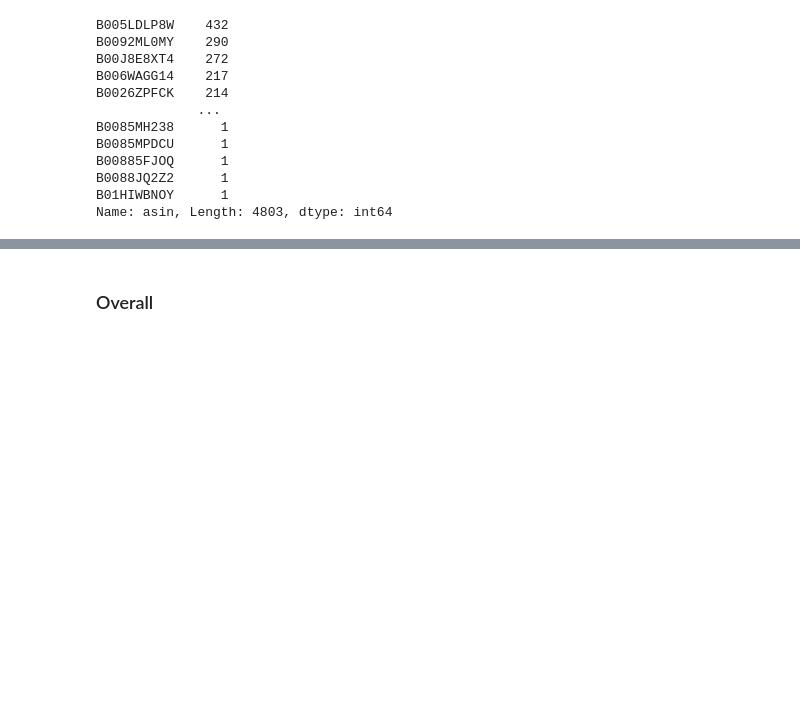
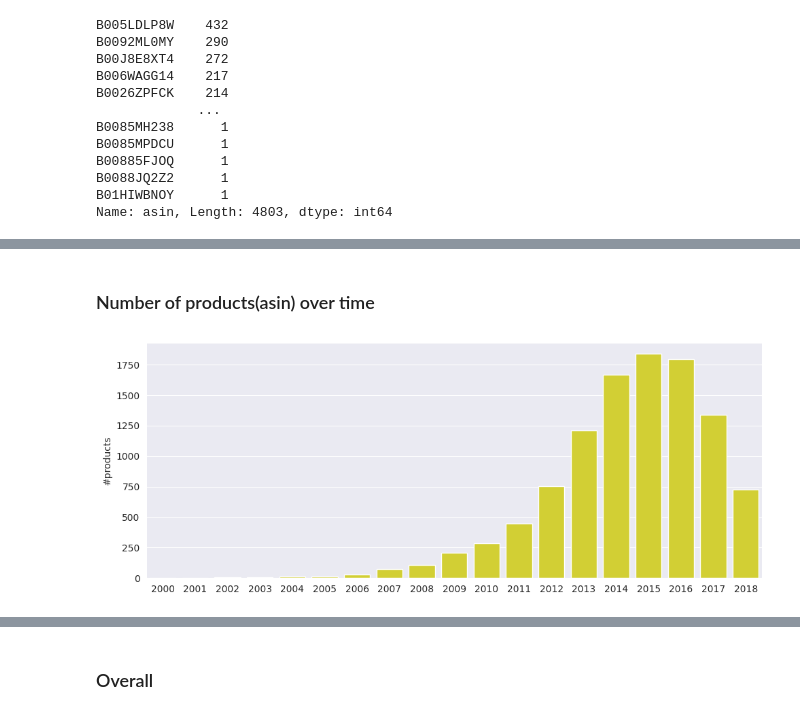
Before and after one commit to saiteki-kai/amazon-reviews, a Jupyter notebook: notebooks/02_analysis.ipynb, the cells around one changed output, grey strips where cells are left out. Cells and saved outputs as stored; diff of their text form; code cells hidden in the pictures; blank space fills up the shorter version.

```diff
--- a/notebooks/02_analysis.ipynb
+++ b/notebooks/02_analysis.ipynb
@@ -151,0 +169,14 @@ fig.tight_layout()
+# %% [markdown]
+### Number of products(asin) over time
+# %%
+fig, ax = plt.subplots(figsize=(10, 4))
+data_df["period"] = data_df["timestamp"].dt.to_period("Y")
+data_df["period"] = data_df["period"].dt.to_timestamp()
+prod_count = pd.DataFrame(data_df.groupby("period").nunique("asin")["asin"].reset_index()).rename(
+    columns={"asin": "count"})
+sns.barplot(prod_count, x=prod_count.period.dt.year, y="count", ax=ax, color=primary_color)
+ax.set_xlabel("")
+ax.set_ylabel("#products")
+fig.tight_layout()
+# %% [output]
+[figure, added]
```
Also changed, not shown: parts of 50 cells of this notebook.
